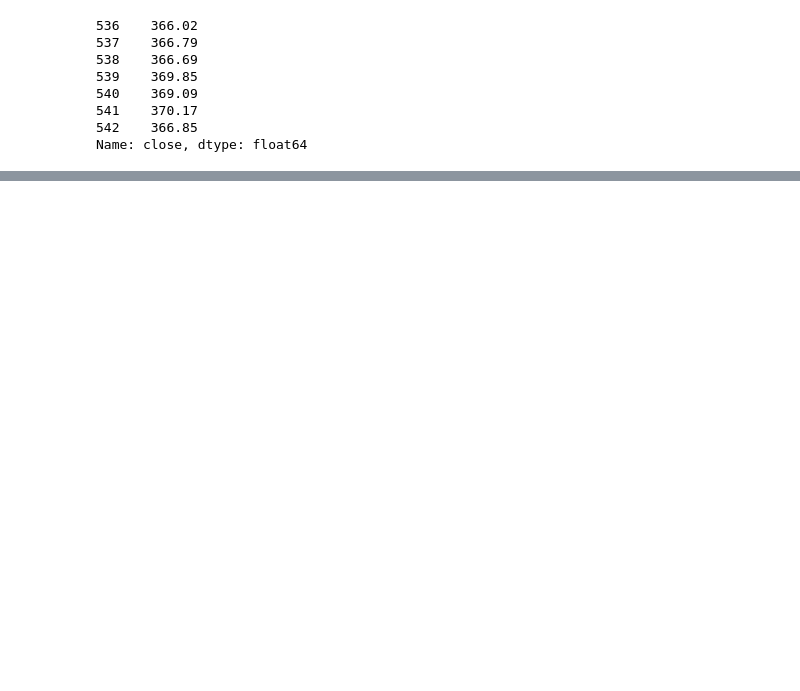
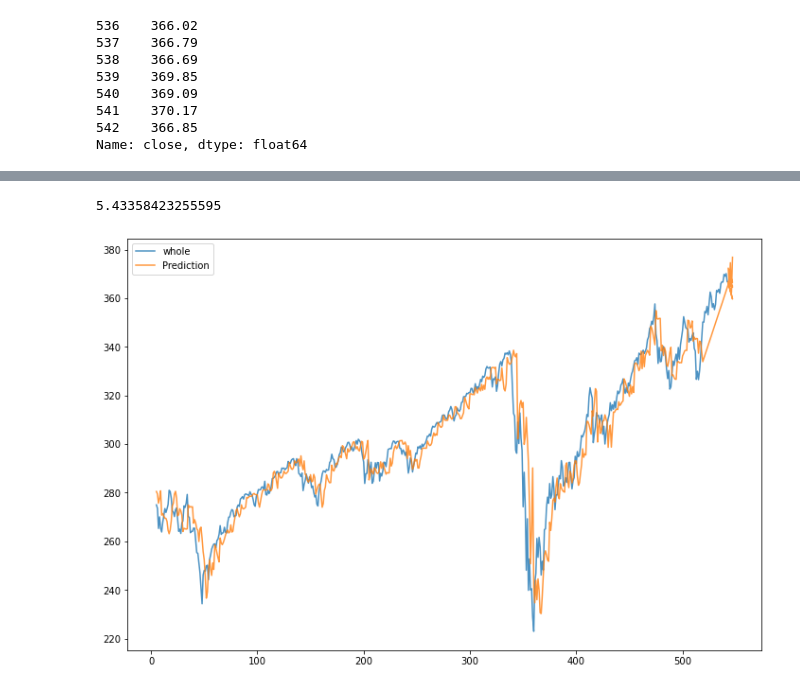
Before and after one commit to yunghanjeong/fitsnbits, a Jupyter notebook: notebooks/arima_prototype.ipynb, the cells around one changed output, grey strips where cells are left out. Cells and saved outputs as stored; diff of their text form; code cells hidden in the pictures; blank space fills up the shorter version.

```diff
--- a/notebooks/arima_prototype.ipynb
+++ b/notebooks/arima_prototype.ipynb
@@ -136,0 +152,29 @@ int(False)
+# %%
+rolling_pred = pd.Series(dtype="float64")
+model_data = spy_data["close"]
+given_length = 25
+prediction_length = 5
+index=0
+
+while index < len(model_data): #while loop for rolling prediction
+    index_stop = index + prediction_length
+    if len(model_data) - index_stop < given_length:
+        index_stop = len(model_data)
+    #print(index, index_stop)
+    train_data = model_data[index:index_stop]
+    mod_arma = ARIMA(train_data, order=(2, 0, 1))
+    res_arma = mod_arma.fit()
+    prediction = res_arma.forecast(steps=prediction_length)
+    rolling_pred = pd.concat([rolling_pred, prediction])
+    index += prediction_length
+# %%
+fig, ax = plt.subplots(figsize=(12,8))
+ax.plot(model_data[rolling_pred.index[0]:], label="whole", alpha=0.8)
+ax.plot(rolling_pred, label="Prediction", alpha=0.8)
+
+plt.legend()
+
+print(np.sqrt(mean_squared_error(model_data, rolling_pred[:(model_data.index[-1]+1)])))
+# %% [output]
+5.43358423255595
+[figure, added]
```
Also changed, not shown: parts of 16 cells of this notebook.
